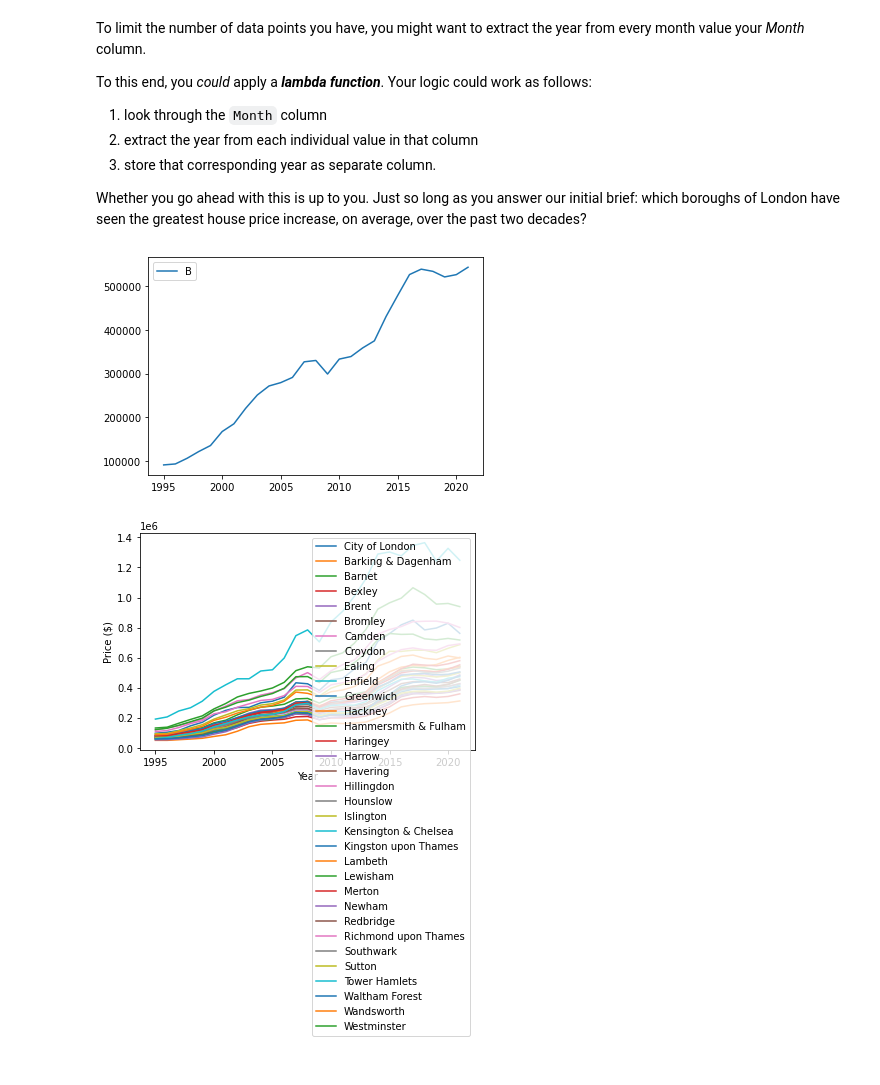
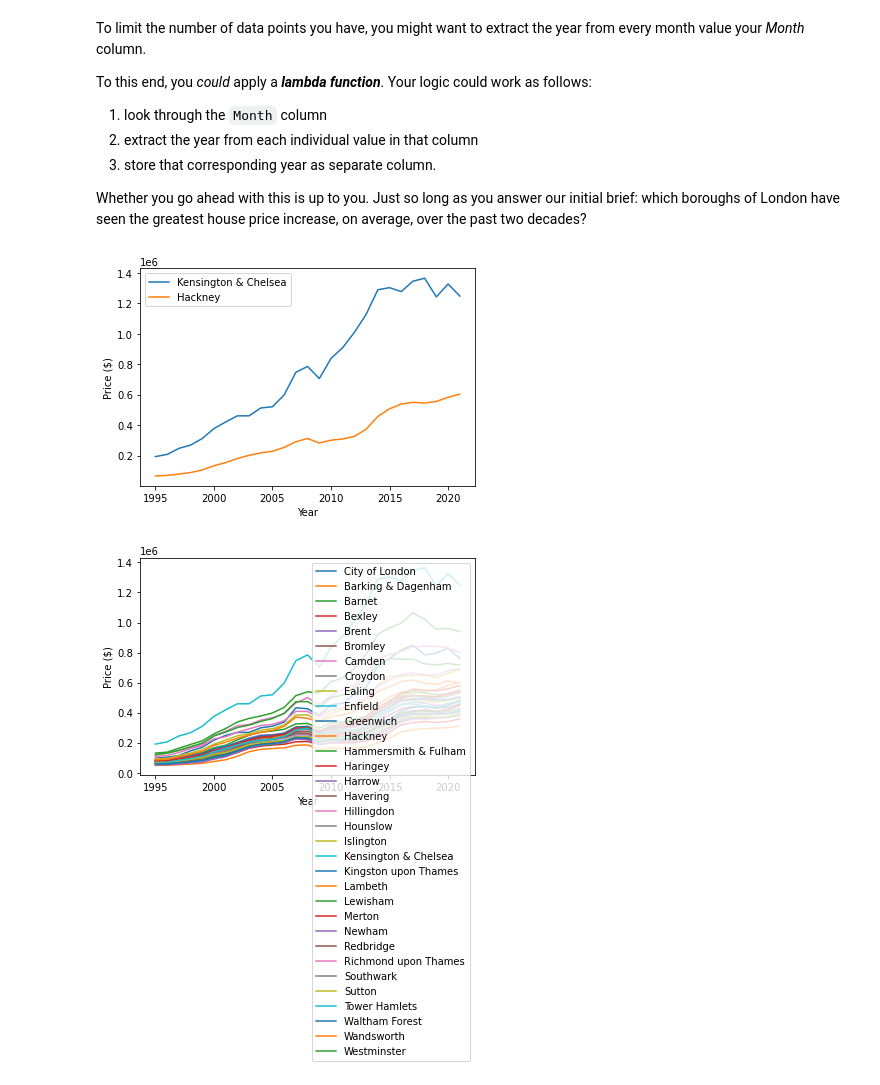
Before and after one commit to somayehY/DataScienceBootCamp, a Jupyter notebook: Unit4/Unit 4 Challenge - Tier 3.ipynb, the cells around one changed output. Cells and saved outputs as stored; diff of their text form; code cells hidden in the pictures.

```diff
--- a/Unit4/Unit 4 Challenge - Tier 3.ipynb
+++ b/Unit4/Unit 4 Challenge - Tier 3.ipynb
@@ -351,14 +351,19 @@ Whether you go ahead with this is up to you. Just so long as you answer our init
 # %%
 Average_price = Average_price.reset_index()
 # %%
-x = Average_price.loc[Average_price["London Borough"] == "Barnet"]["year"]
-y = Average_price.loc[Average_price["London Borough"] == "Barnet"]["price"]
+xc = Average_price.loc[Average_price["London Borough"] == "Kensington & Chelsea"]["year"]
+yc = Average_price.loc[Average_price["London Borough"] == "Kensington & Chelsea"]["price"]
+plt.plot(xc, yc)
 
-plt.plot(x, y)
-plt.legend("Barnet")
+xb = Average_price.loc[Average_price["London Borough"] == "Hackney",:]["year"]
+yb = Average_price.loc[Average_price["London Borough"] == "Hackney",:]["price"]
+plt.plot(xb, yb)
+plt.legend(["Kensington & Chelsea", "Hackney"])
+plt.xlabel("Year")
+plt.ylabel("Price ($)")
 plt.show()
 # %% [output]
-[figure, old version]
+[figure, new version]
 # %%
 final ={}
 for item in London_Borough:
```
